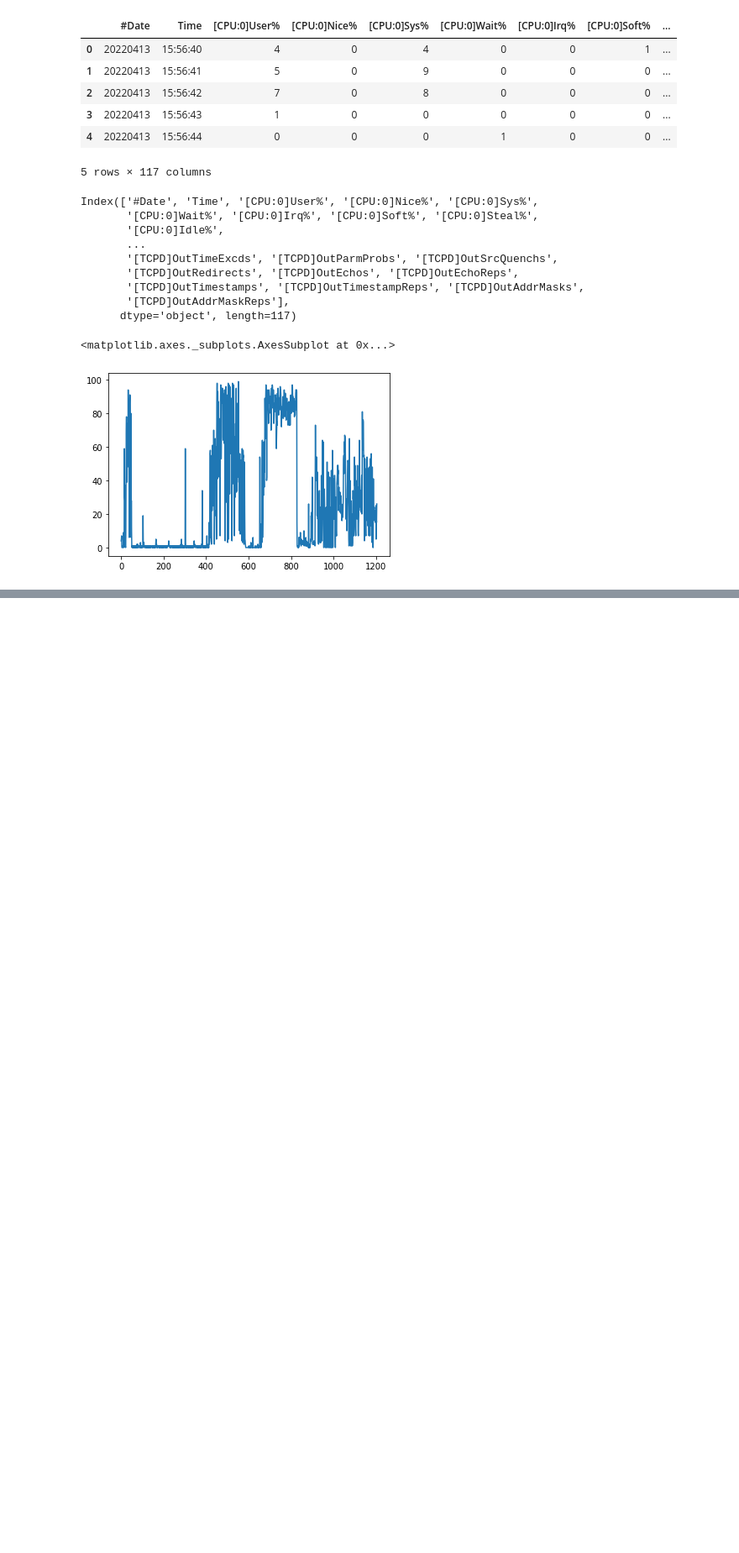
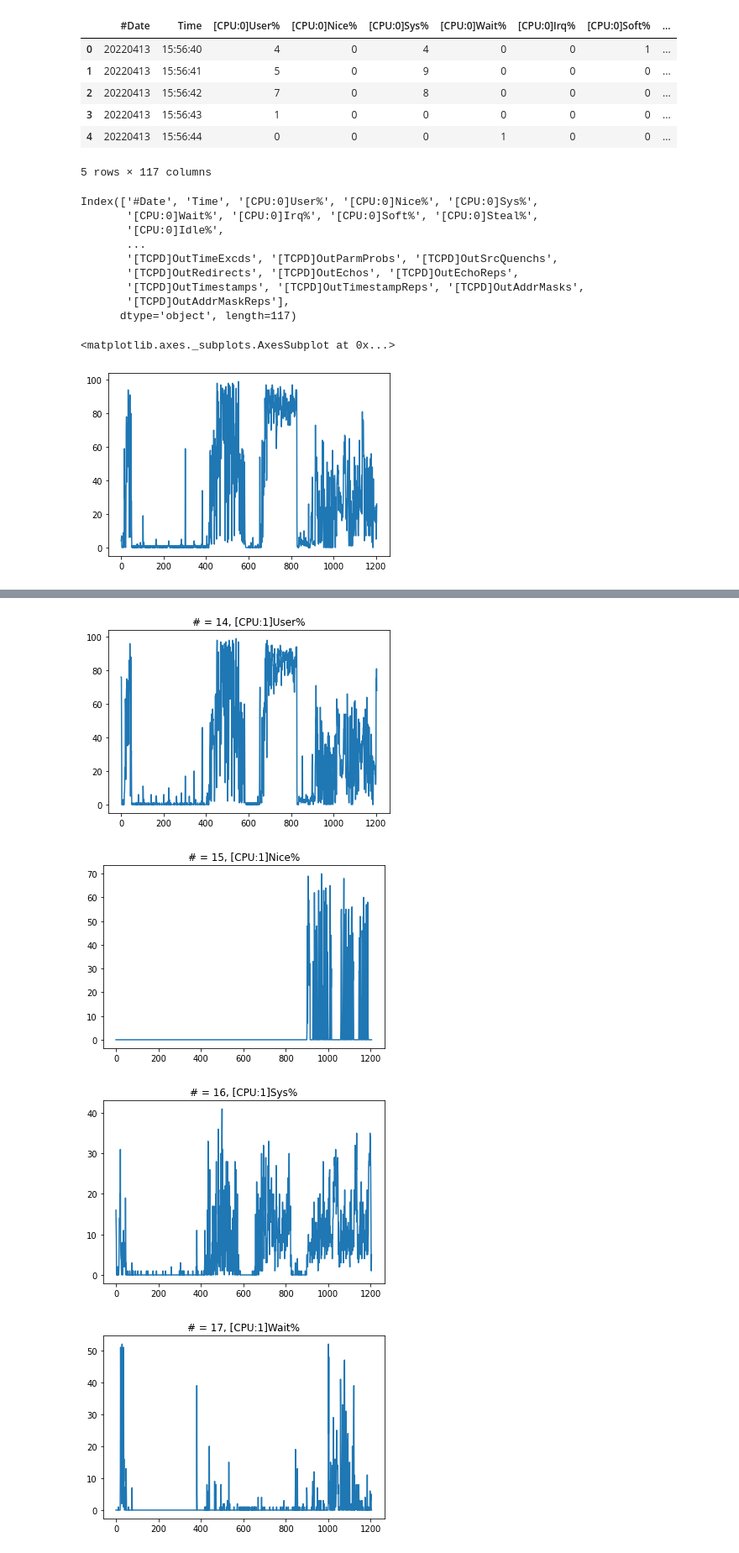
Before and after one commit to JoDeMiro/Micado-Optimizer-Test, a Jupyter notebook: Auditor_for_Mylog.ipynb, the cells around one changed output, grey strips where cells are left out. Shown at 84% size. Drawn from its saved outputs; the diff is of its cells as text; code cells hidden in the pictures; blank space fills up the shorter version.

```diff
--- a/Auditor_for_Mylog.ipynb
+++ b/Auditor_for_Mylog.ipynb
@@ -34,0 +123,23 @@ df['[CPU:0]User%'].plot()
+# %%
+# CPU - 2
+
+# 14 - User
+# 15 - Nice
+# 16 - Sys
+# 17 - Wait
+# 22 - Total
+
+var_names = df.columns
+
+# for i in range(len(var_names)):
+# i = 0 = #Date
+# i = 1 = Time
+for i in range(14, 26):
+  plt.plot(df[var_names[i]])
+  plt.title('# = ' + str(i) + ', ' + var_names[i])
+  plt.show()
+# %% [output]
+[figure, added]
+[figure, added]
+[figure, added]
+[figure, added]
```
Also changed, not shown: parts of 11 cells of this notebook.
